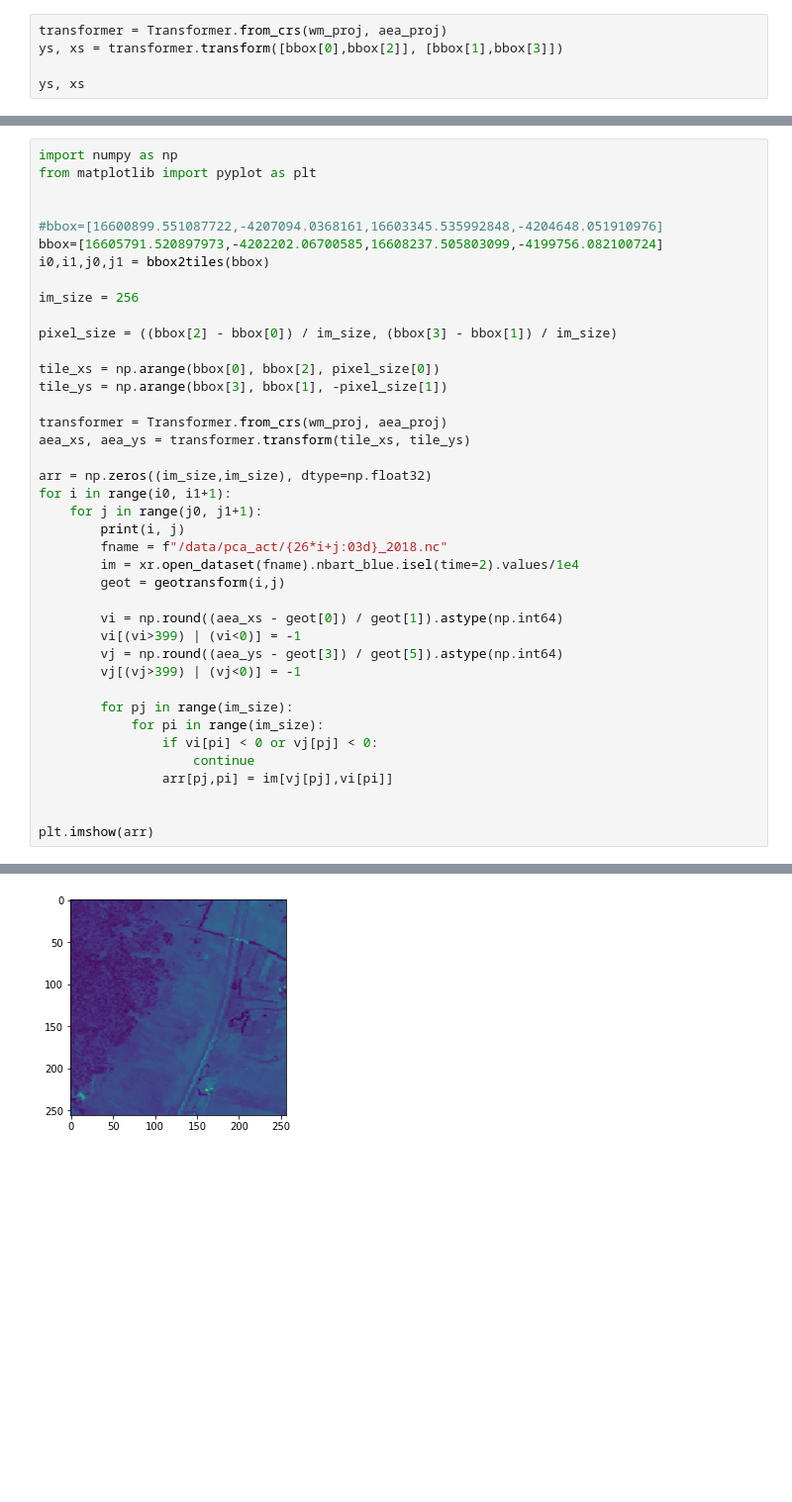
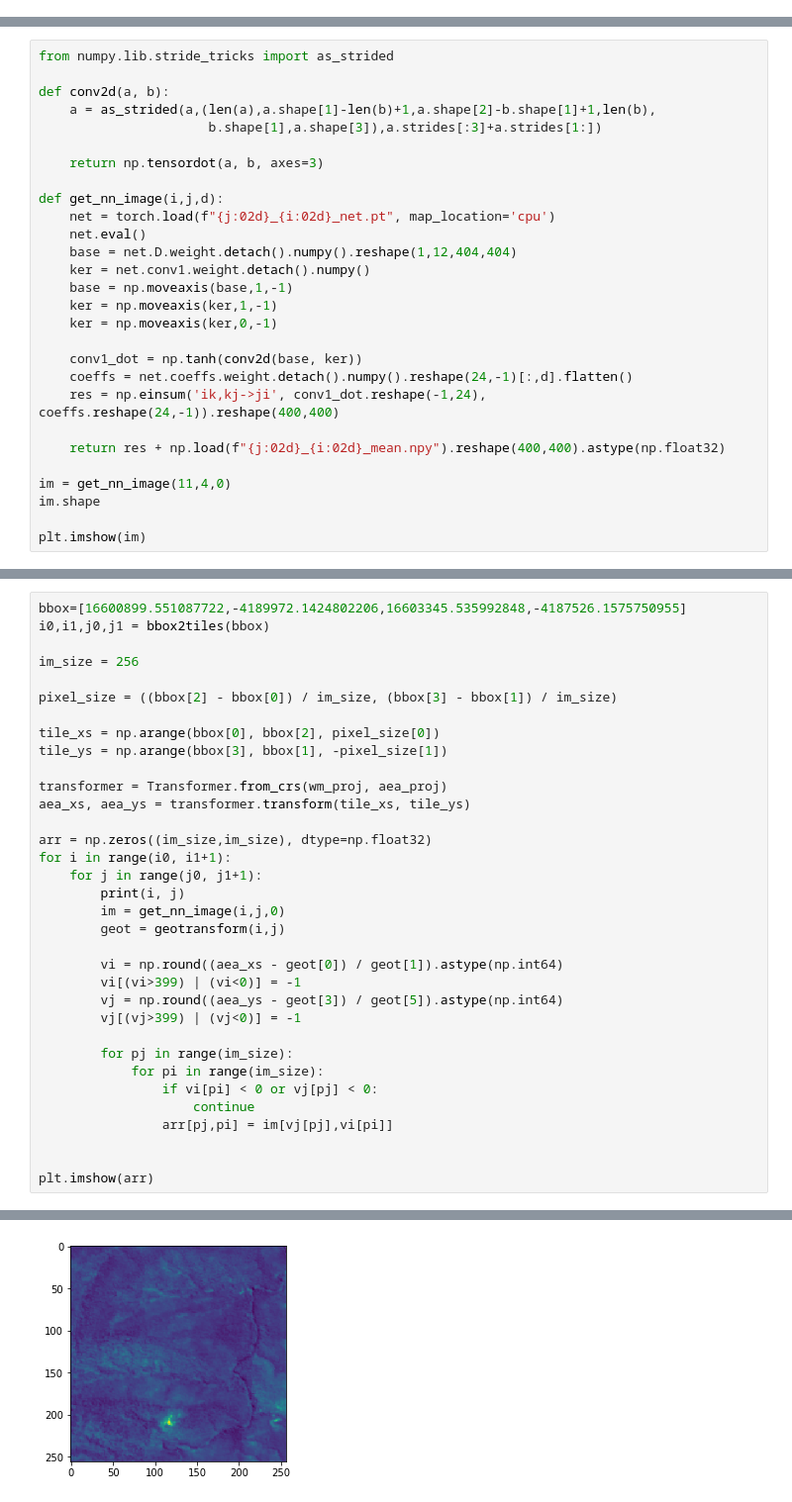
Before and after one commit to ANU-WALD/sat_decomp, a Jupyter notebook: tile_reprojection.ipynb, the cells around one changed output, grey strips where cells are left out. Shown at 99% size. Cells and saved outputs as stored; diff of their text form; blank space fills up the shorter version.

Commit message:
numpy reprojection functionality

```diff
--- a/tile_reprojection.ipynb
+++ b/tile_reprojection.ipynb
@@ -20,5 +0,0 @@ ys, xs
-# %%
-transformer = Transformer.from_crs(wm_proj, aea_proj)
-ys, xs = transformer.transform([bbox[0],bbox[2]], [bbox[1],bbox[3]])
-
-ys, xs
@@ -65,0 +104,28 @@ geotransform(i,j), ds.x[100].values, ds.y[100].values, tiles(1523645,-3961965),b
+# %%
+from numpy.lib.stride_tricks import as_strided
+
+def conv2d(a, b):
+    a = as_strided(a,(len(a),a.shape[1]-len(b)+1,a.shape[2]-b.shape[1]+1,len(b),
+                      b.shape[1],a.shape[3]),a.strides[:3]+a.strides[1:])
+
+    return np.tensordot(a, b, axes=3)
+
+def get_nn_image(i,j,d):
+    net = torch.load(f"{j:02d}_{i:02d}_net.pt", map_location='cpu')
+    net.eval()
+    base = net.D.weight.detach().numpy().reshape(1,12,404,404)
+    ker = net.conv1.weight.detach().numpy()
+    base = np.moveaxis(base,1,-1)
+    ker = np.moveaxis(ker,1,-1)
+    ker = np.moveaxis(ker,0,-1)
+
+    conv1_dot = np.tanh(conv2d(base, ker))
+    coeffs = net.coeffs.weight.detach().numpy().reshape(24,-1)[:,d].flatten()
+    res = np.einsum('ik,kj->ji', conv1_dot.reshape(-1,24), coeffs.reshape(24,-1)).reshape(400,400)
+
+    return res + np.load(f"{j:02d}_{i:02d}_mean.npy").reshape(400,400).astype(np.float32)
+
+im = get_nn_image(11,4,0)
+im.shape
+
+plt.imshow(im)
@@ -66,10 +135,5 @@ geotransform(i,j), ds.x[100].values, ds.y[100].values, tiles(1523645,-3961965),b
 # %%
-import numpy as np
-from matplotlib import pyplot as plt
-
-
-#bbox=[16600899.551087722,-4207094.0368161,16603345.535992848,-4204648.051910976]
-bbox=[16605791.520897973,-4202202.06700585,16608237.505803099,-4199756.082100724]
+bbox=[16600899.551087722,-4189972.1424802206,16603345.535992848,-4187526.1575750955]
 i0,i1,j0,j1 = bbox2tiles(bbox)
 
 im_size = 256
@@ -86,8 +150,7 @@ arr = np.zeros((im_size,im_size), dtype=np.float32)
 for i in range(i0, i1+1):
     for j in range(j0, j1+1):
         print(i, j)
-        fname = f"/data/pca_act/{26*i+j:03d}_2018.nc"
-        im = xr.open_dataset(fname).nbart_blue.isel(time=2).values/1e4
+        im = get_nn_image(i,j,0)
         geot = geotransform(i,j)
 
         vi = np.round((aea_xs - geot[0]) / geot[1]).astype(np.int64)
@@ -112,2 +171,2 @@ plt.imshow(arr)
 <matplotlib.image.AxesImage at 0x...>
-[figure, old version]
+[figure, new version]
```
Also changed, not shown: parts of 11 cells of this notebook.
